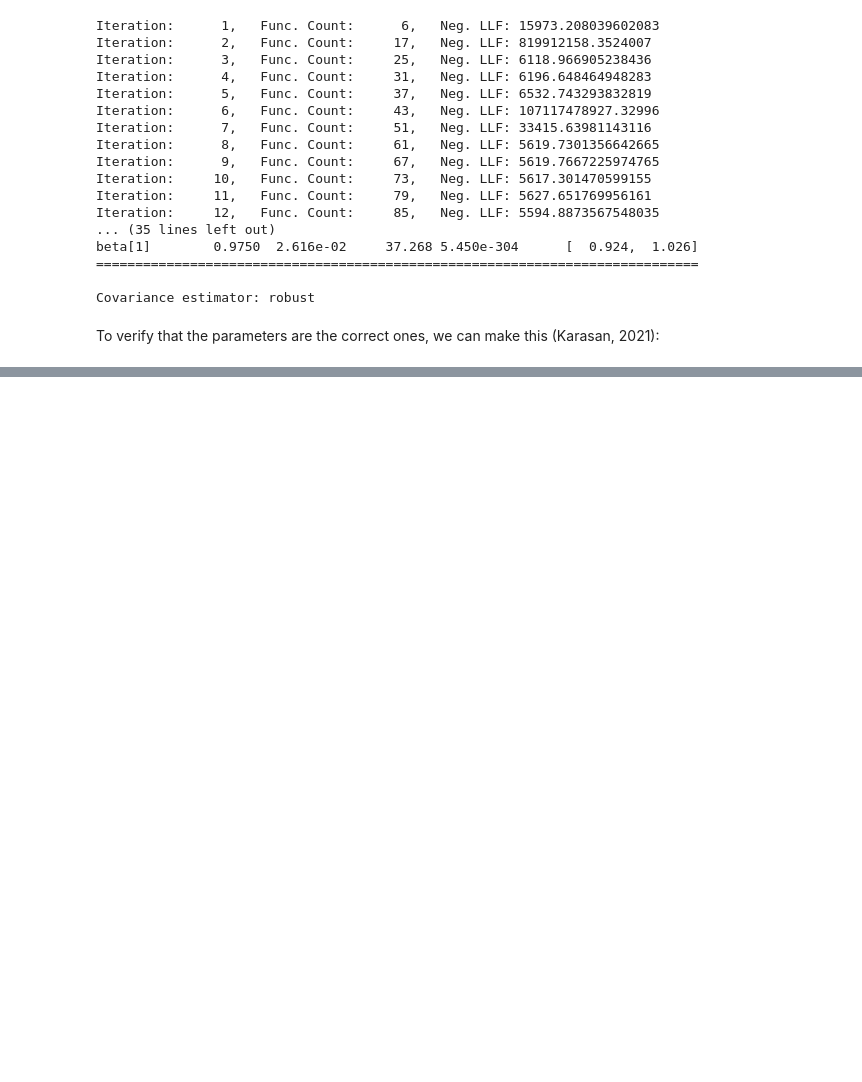
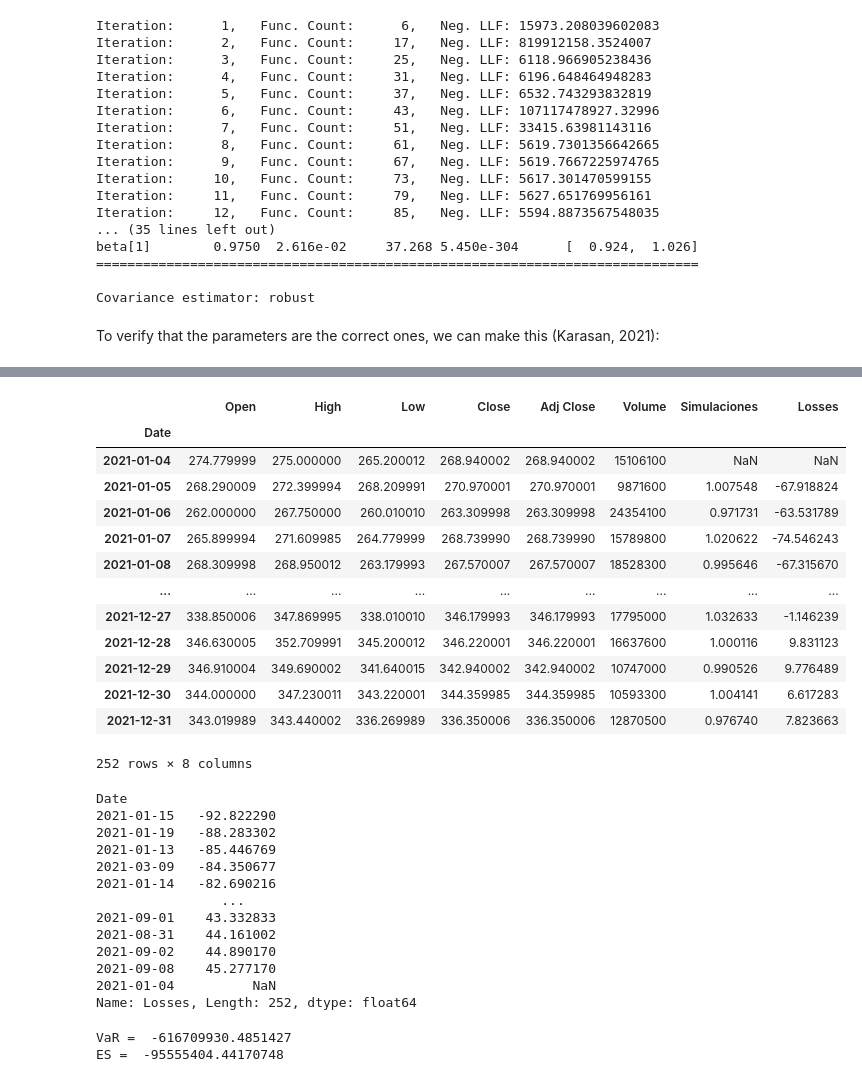
Before and after one commit to itsjaviervivas/Proyecto_Final_Metodos, a Jupyter notebook: Punto2_PF.ipynb, the cells around one changed output, grey strips where cells are left out. Cells and saved outputs as stored; diff of their text form; code cells hidden in the pictures; blank space fills up the shorter version.

```diff
--- a/Punto2_PF.ipynb
+++ b/Punto2_PF.ipynb
@@ -102,0 +149,44 @@ if garch.bic == np.min(bic_garch):
+# %%
+ord_mta_rets = meta_price["Losses"].sort_values(ascending = True)
+display(meta_price)
+print(ord_mta_rets)
+# %% [output]
+|  | Open | High | Low | Close | Adj Close | Volume | Simulaciones | Losses |
+| Date |  |  |  |  |  |  |  |  |
+| 2021-01-04 | 274.779999 | 275.000000 | 265.200012 | 268.940002 | 268.940002 | 15106100 | NaN | NaN |
+| 2021-01-05 | 268.290009 | 272.399994 | 268.209991 | 270.970001 | 270.970001 | 9871600 | 1.007548 | -67.918824 |
+| 2021-01-06 | 262.000000 | 267.750000 | 260.010010 | 263.309998 | 263.309998 | 24354100 | 0.971731 | -63.531789 |
+| 2021-01-07 | 265.899994 | 271.609985 | 264.779999 | 268.739990 | 268.739990 | 15789800 | 1.020622 | -74.546243 |
+| 2021-01-08 | 268.309998 | 268.950012 | 263.179993 | 267.570007 | 267.570007 | 18528300 | 0.995646 | -67.315670 |
+| ... | ... | ... | ... | ... | ... | ... | ... | ... |
+| 2021-12-27 | 338.850006 | 347.869995 | 338.010010 | 346.179993 | 346.179993 | 17795000 | 1.032633 | -1.146239 |
+| 2021-12-28 | 346.630005 | 352.709991 | 345.200012 | 346.220001 | 346.220001 | 16637600 | 1.000116 | 9.831123 |
+| 2021-12-29 | 346.910004 | 349.690002 | 341.640015 | 342.940002 | 342.940002 | 10747000 | 0.990526 | 9.776489 |
+| 2021-12-30 | 344.000000 | 347.230011 | 343.220001 | 344.359985 | 344.359985 | 10593300 | 1.004141 | 6.617283 |
+| 2021-12-31 | 343.019989 | 343.440002 | 336.269989 | 336.350006 | 336.350006 | 12870500 | 0.976740 | 7.823663 |
+252 rows × 8 columns
+Date
+2021-01-15   -92.822290
+2021-01-19   -88.283302
+2021-01-13   -85.446769
+2021-03-09   -84.350677
+2021-01-14   -82.690216
+                ...
+2021-09-01    43.332833
+2021-08-31    44.161002
+2021-09-02    44.890170
+2021-09-08    45.277170
+2021-01-04          NaN
+Name: Losses, Length: 252, dtype: float64
+# %%
+i = 8000000
+alpha = 0.05
+val = ord_mta_rets.count()
+pos = int(alpha*val)
+VaR = i*ord_mta_rets[pos]
+ES = i * (ord_mta_rets[pos:].mean())
+print("VaR = ", VaR)
+print("ES = ", ES)
+# %% [output]
+VaR =  -616709930.4851427
+ES =  -95555404.44170748
```
Also changed, not shown: parts of 11 cells of this notebook.
